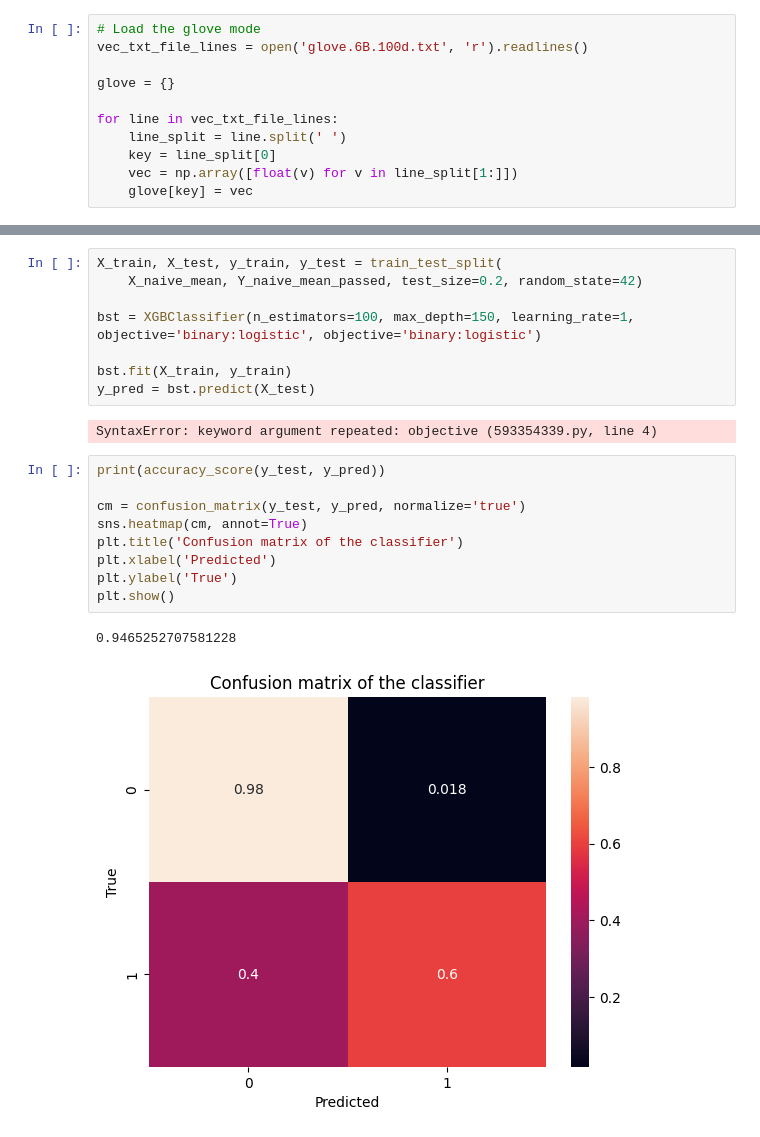
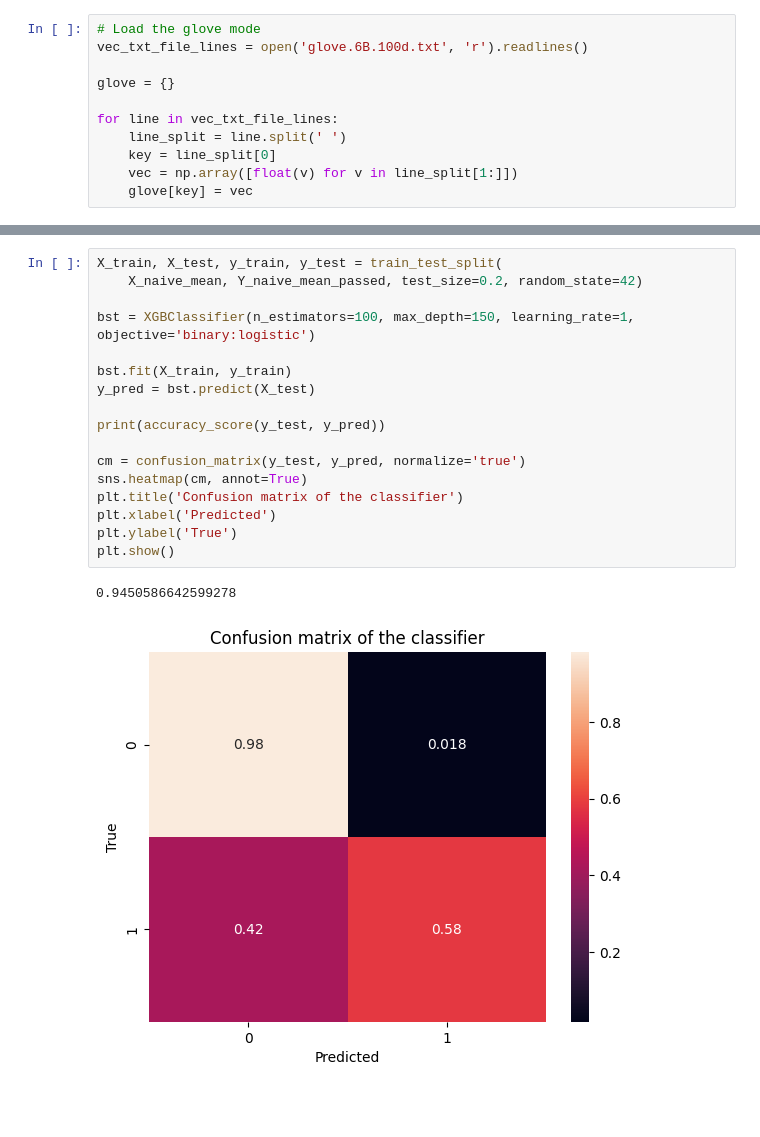
Before and after one commit to Timevdo/CS505-Final-Project, a Jupyter notebook: model_workbook.ipynb, the cells around one changed output, grey strips where cells are left out. Drawn from its saved outputs; the diff is of its cells as text; blank space fills up the shorter version.

```diff
--- a/model_workbook.ipynb
+++ b/model_workbook.ipynb
@@ -142,22 +223,20 @@ print(mean_squared_error(y_test, y_pred)**0.5)
 # %%
 X_train, X_test, y_train, y_test = train_test_split(
     X_naive_mean, Y_naive_mean_passed, test_size=0.2, random_state=42)
 
-bst = XGBClassifier(n_estimators=100, max_depth=150, learning_rate=1, objective='binary:logistic', objective='binary:logistic')
+bst = XGBClassifier(n_estimators=100, max_depth=150, learning_rate=1, objective='binary:logistic')
 
 bst.fit(X_train, y_train)
 y_pred = bst.predict(X_test)
+
+print(accuracy_score(y_test, y_pred))
+
+cm = confusion_matrix(y_test, y_pred, normalize='true')
+sns.heatmap(cm, annot=True)
+plt.title('Confusion matrix of the classifier')
+plt.xlabel('Predicted')
+plt.ylabel('True')
+plt.show()
 # %% [output]
-SyntaxError: keyword argument repeated: objective (593354339.py, line 4)
+0.9450586642599278
+[figure, added]
-# %%
-print(accuracy_score(y_test, y_pred))
-
-cm = confusion_matrix(y_test, y_pred, normalize='true')
-sns.heatmap(cm, annot=True)
-plt.title('Confusion matrix of the classifier')
-plt.xlabel('Predicted')
-plt.ylabel('True')
-plt.show()
-# %% [output]
-0.9465252707581228
-[figure, removed]
```
Also changed, not shown: parts of 11 cells of this notebook.
